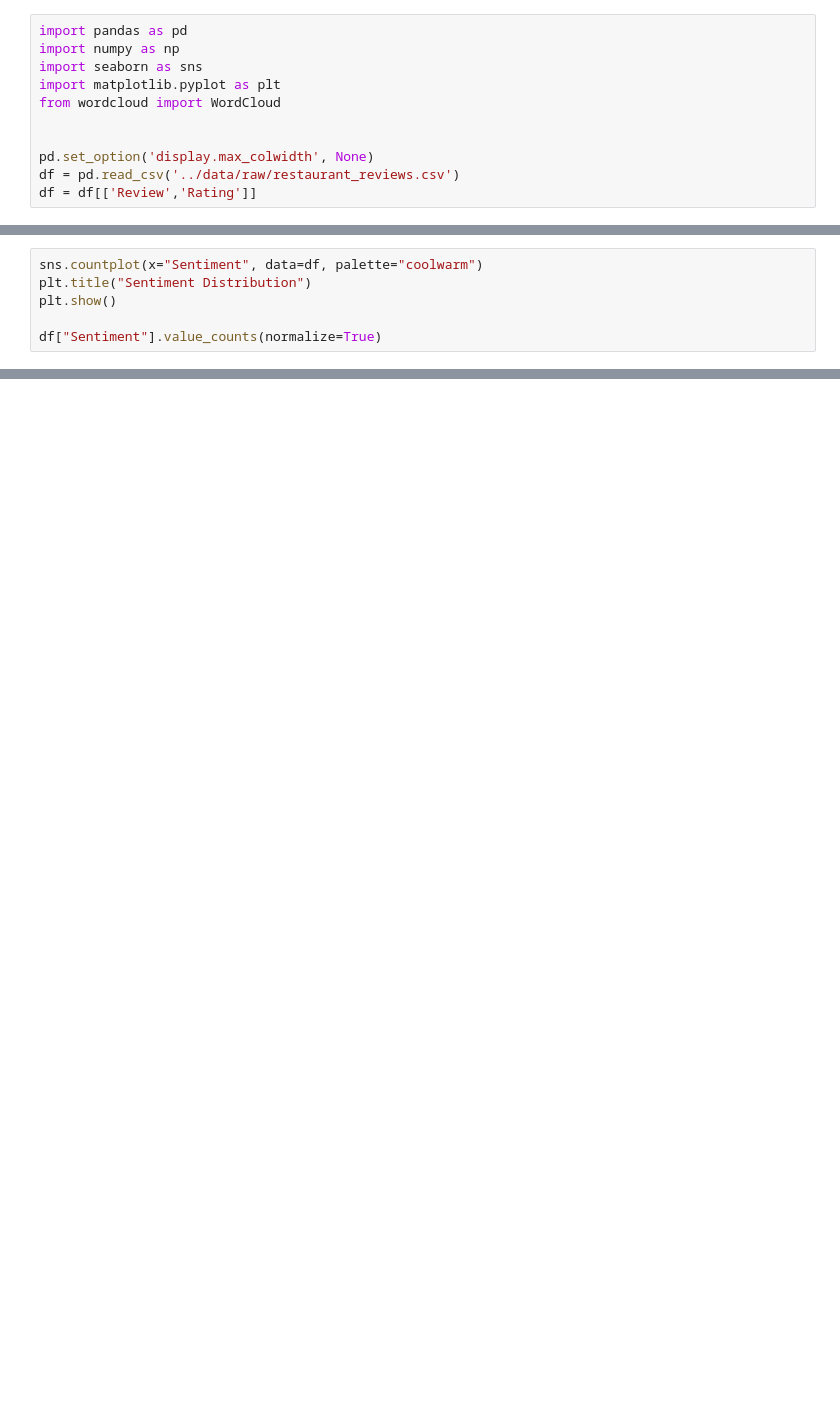
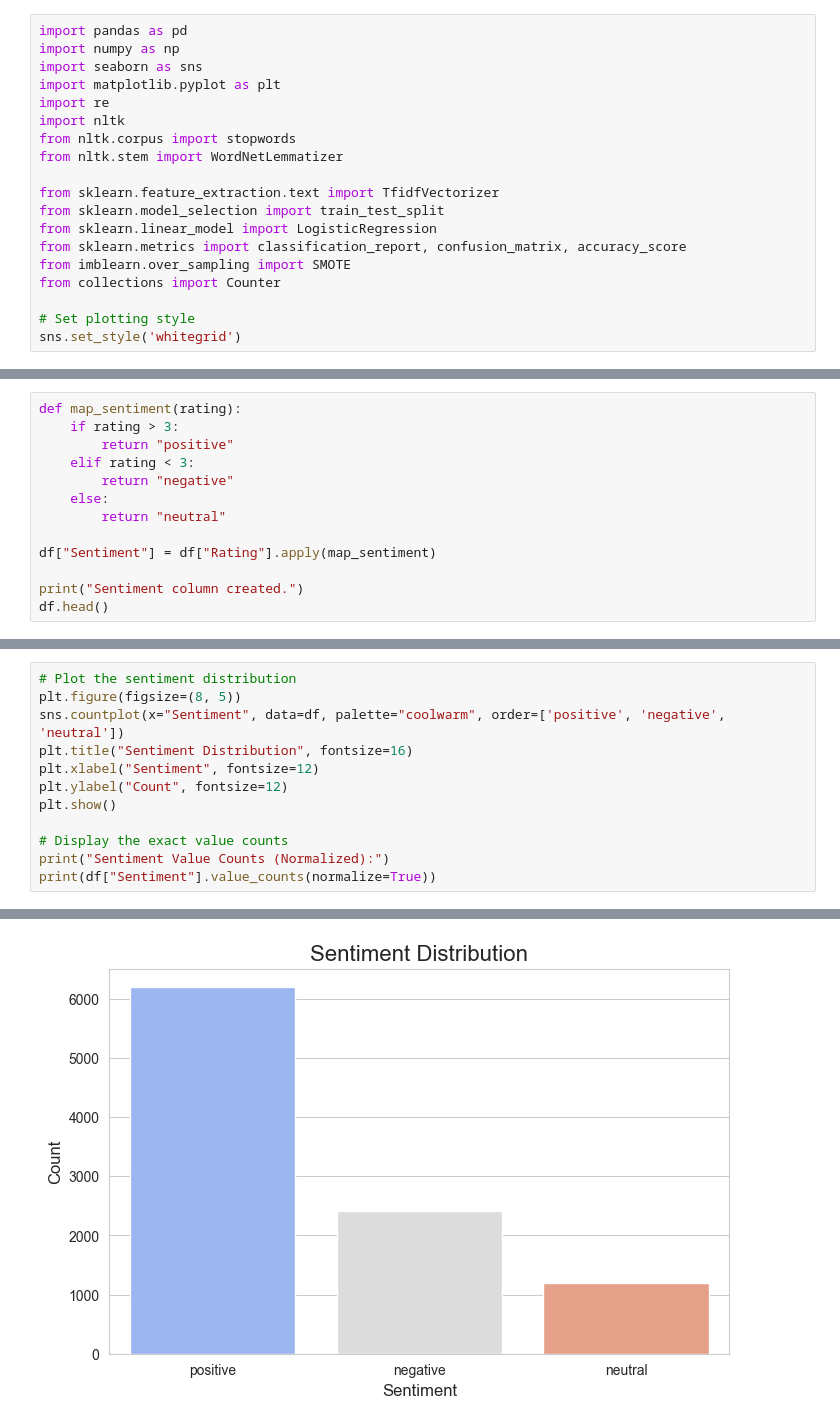
Before and after one commit to kavin81/ML_mp, a Jupyter notebook: notebooks/01_data_exploration.ipynb, the cells around one changed output, grey strips where cells are left out. Saved outputs shown, nothing was run; the diff lists cells and outputs as text; blank space fills up the shorter version.

```diff
--- a/notebooks/01_data_exploration.ipynb
+++ b/notebooks/01_data_exploration.ipynb
@@ -3,10 +5,18 @@ import pandas as pd
 import numpy as np
 import seaborn as sns
 import matplotlib.pyplot as plt
-from wordcloud import WordCloud
+import re
+import nltk
+from nltk.corpus import stopwords
+from nltk.stem import WordNetLemmatizer
 
+from sklearn.feature_extraction.text import TfidfVectorizer
+from sklearn.model_selection import train_test_split
+from sklearn.linear_model import LogisticRegression
+from sklearn.metrics import classification_report, confusion_matrix, accuracy_score
+from imblearn.over_sampling import SMOTE
+from collections import Counter
 
-pd.set_option('display.max_colwidth', None)
-df = pd.read_csv('../data/raw/restaurant_reviews.csv')
-df = df[['Review','Rating']]
+# Set plotting style
+sns.set_style('whitegrid')
 # %% [markdown]
@@ -30,7 +55,14 @@ df["Sentiment"] = df["Rating"].apply(map_sentiment)
 # %%
-sns.countplot(x="Sentiment", data=df, palette="coolwarm")
-plt.title("Sentiment Distribution")
-plt.show()
+def map_sentiment(rating):
+    if rating > 3:
+        return "positive"
+    elif rating < 3:
+        return "negative"
+    else:
+        return "neutral"
 
-df["Sentiment"].value_counts(normalize=True)
+df["Sentiment"] = df["Rating"].apply(map_sentiment)
+
+print("Sentiment column created.")
+df.head()
 # %% [output]
@@ -45,0 +78,13 @@ Name: proportion, dtype: float64
+# %%
+# Plot the sentiment distribution
+plt.figure(figsize=(8, 5))
+sns.countplot(x="Sentiment", data=df, palette="coolwarm", order=['positive', 'negative', 'neutral'])
+plt.title("Sentiment Distribution", fontsize=16)
+plt.xlabel("Sentiment", fontsize=12)
+plt.ylabel("Count", fontsize=12)
+plt.show()
+
+# Display the exact value counts
+print("Sentiment Value Counts (Normalized):")
+print(df["Sentiment"].value_counts(normalize=True))
+# %% [output]
@@ -45,0 +94 @@ Name: proportion, dtype: float64
+[figure, added]
```
Also changed, not shown: parts of 21 cells of this notebook, 1 other file.
